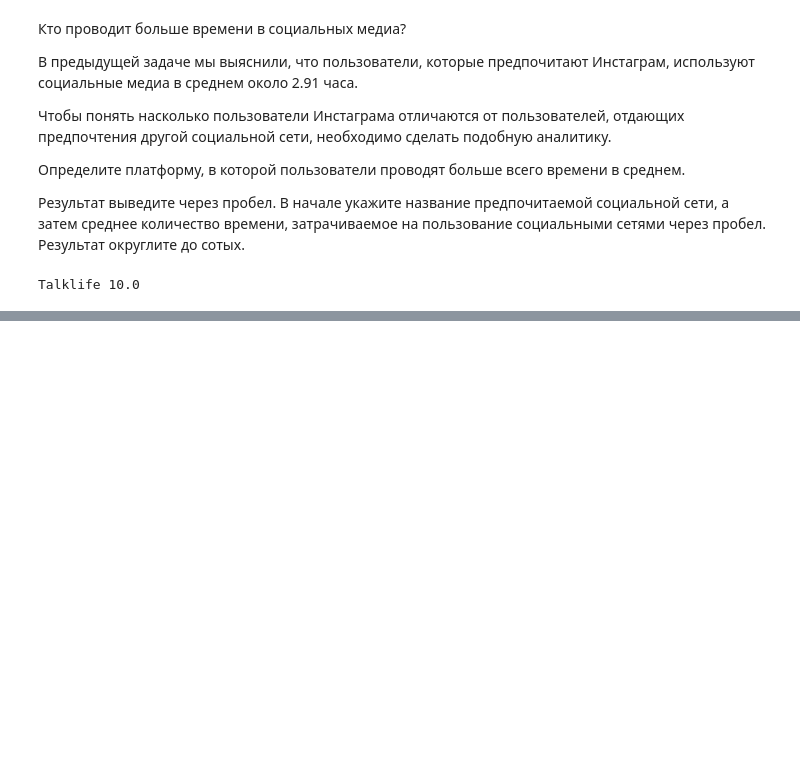
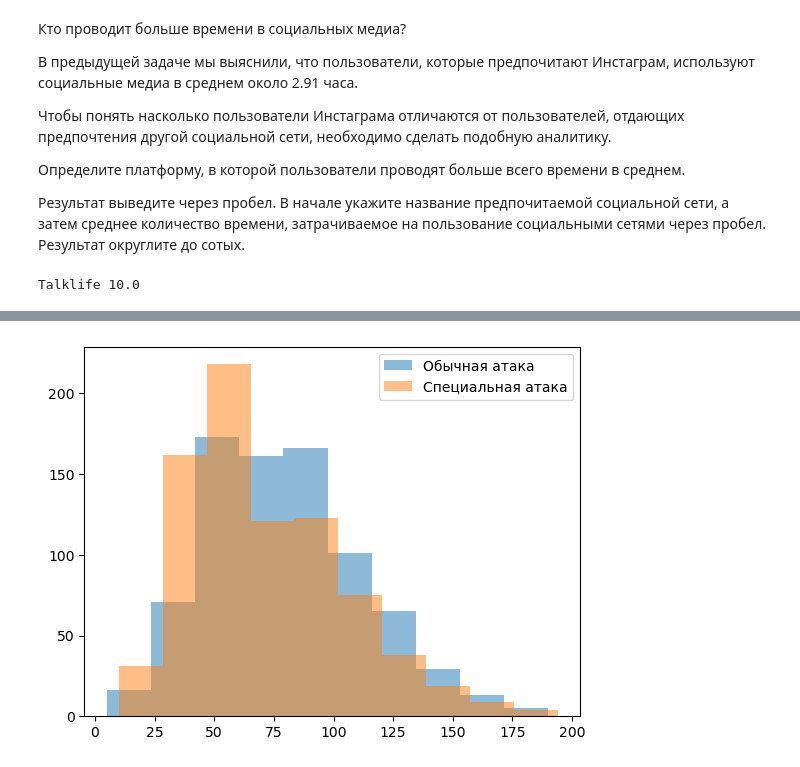
Before and after one commit to ilyinss/yandex_handbooks, a Jupyter notebook: pandan_data analysis in sociology/hw.ipynb, the cells around one changed output, grey strips where cells are left out. Saved outputs shown, nothing was run; the diff lists cells and outputs as text; code cells hidden in the pictures; blank space fills up the shorter version.

```diff
--- a/pandan_data analysis in sociology/hw.ipynb
+++ b/pandan_data analysis in sociology/hw.ipynb
@@ -340,0 +400,8 @@ Talklife 10.0
+# %%
+plt.hist(df['Attack'], alpha = 0.5, label = 'Обычная атака')
+plt.hist(df['SpAtk'], alpha = 0.5, label = 'Специальная атака')
+# plt.vlines(x = df['Attack'].mode(), ymin=0, ymax = df['Attack'].max(), colors='red')
+plt.legend()
+plt.show()
+# %% [output]
+[figure, added]
```
Also changed, not shown: parts of 24 cells of this notebook, 1 other file.
